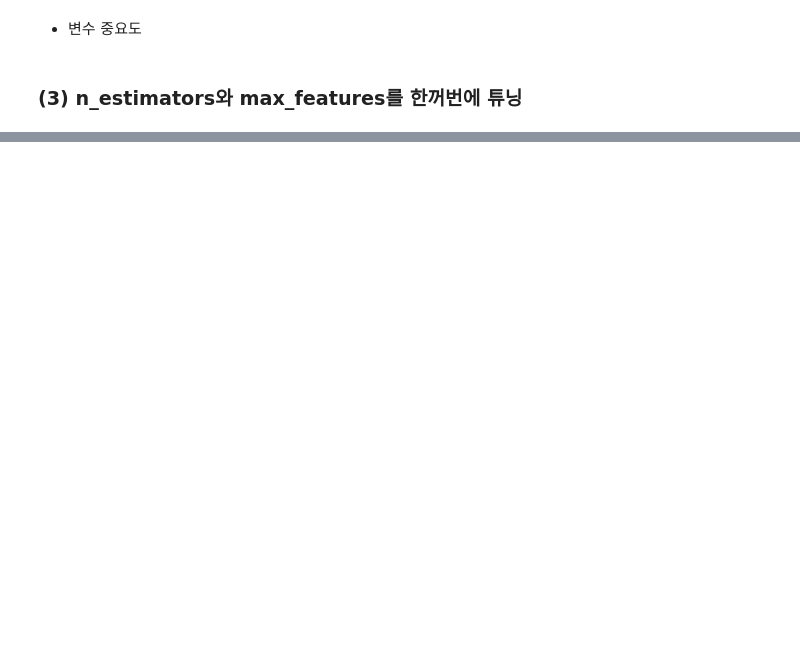
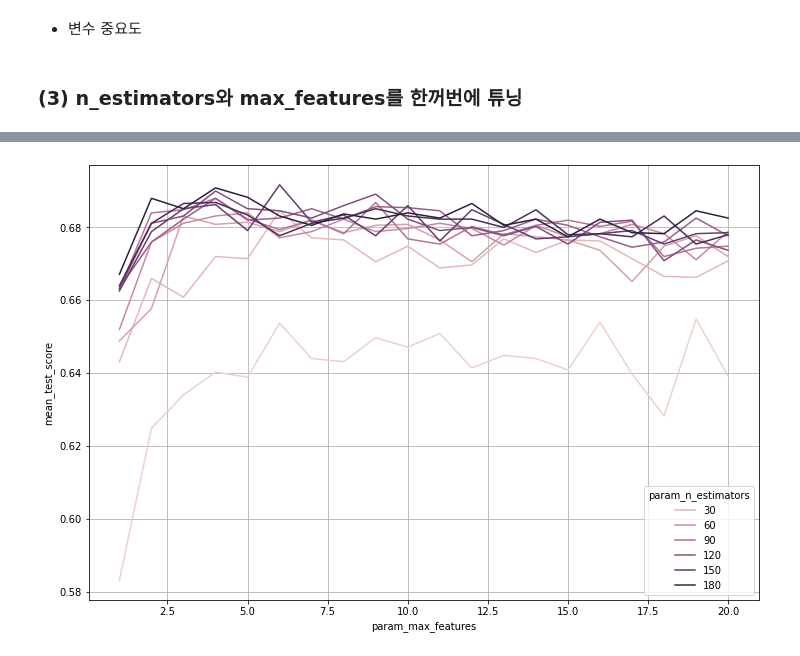
Before and after one commit to prefer100/ai_practice, a Jupyter notebook: 머신러닝/12과 Bagging.ipynb, the cells around one changed output, grey strips where cells are left out. Drawn from its saved outputs; the diff is of its cells as text; code cells hidden in the pictures; blank space fills up the shorter version.

```diff
--- a/머신러닝/12과 Bagging.ipynb
+++ b/머신러닝/12과 Bagging.ipynb
@@ -249,0 +338,6 @@ plt.show()
+# %%
+m3 = RandomForestClassifier()
+
+m_gs3 = GridSearchCV(m3,params,cv=5,verbose=3)
+# %%
+m_gs3.fit(x_train,y_train)
@@ -249,0 +382,3 @@ plt.show()
+# %%
+result = pd.DataFrame(m_gs3.cv_results_)
+result.head()
@@ -249,0 +392,3 @@ plt.show()
+# %%
+temp = result[['param_n_estimators','param_max_features','mean_test_score']]
+temp.head()
@@ -249,0 +402,7 @@ plt.show()
+# %%
+plt.figure(figsize=(12,8))
+sns.lineplot(x='param_max_features',y='mean_test_score',data=temp,hue='param_n_estimators')
+plt.grid()
+plt.show()
+# %% [output]
+[figure, added]
```
Also changed, not shown: parts of 25 cells of this notebook, 3 other files.
